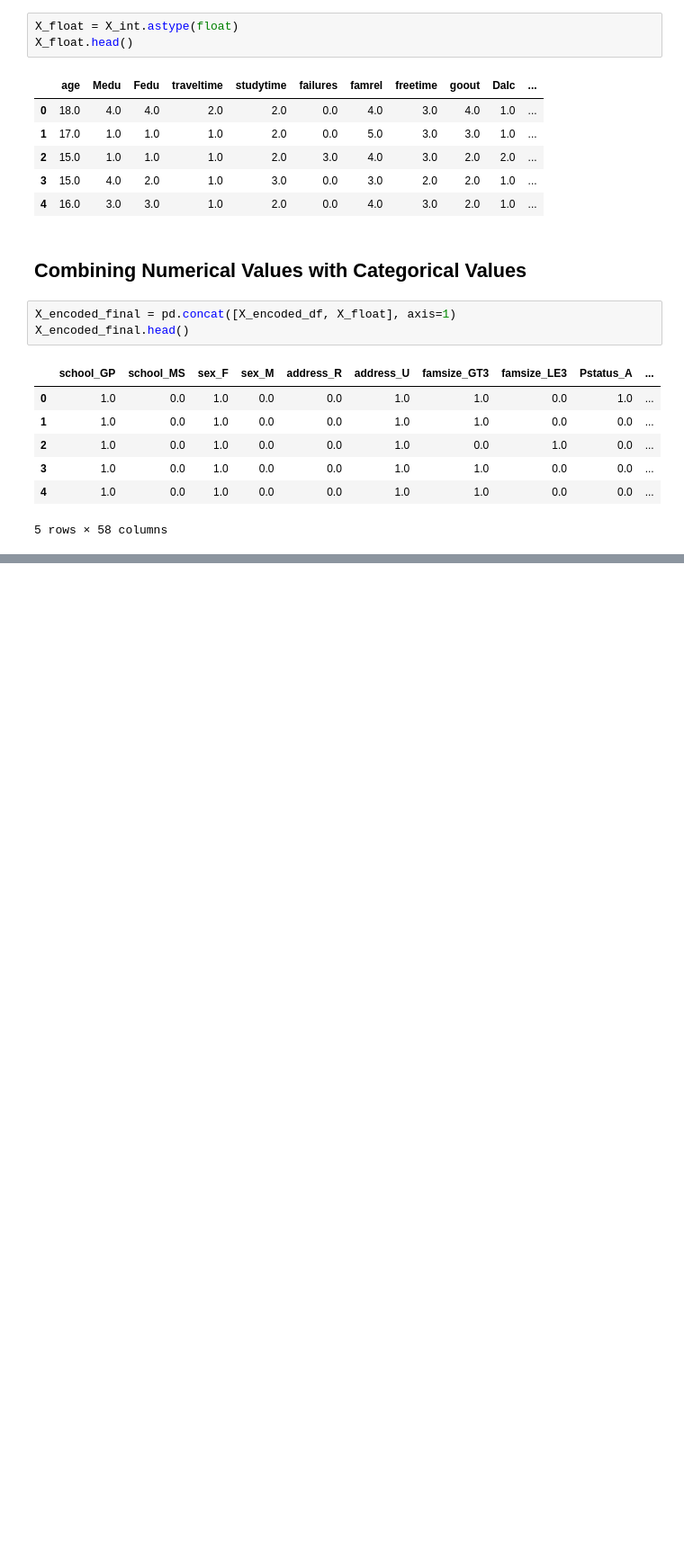
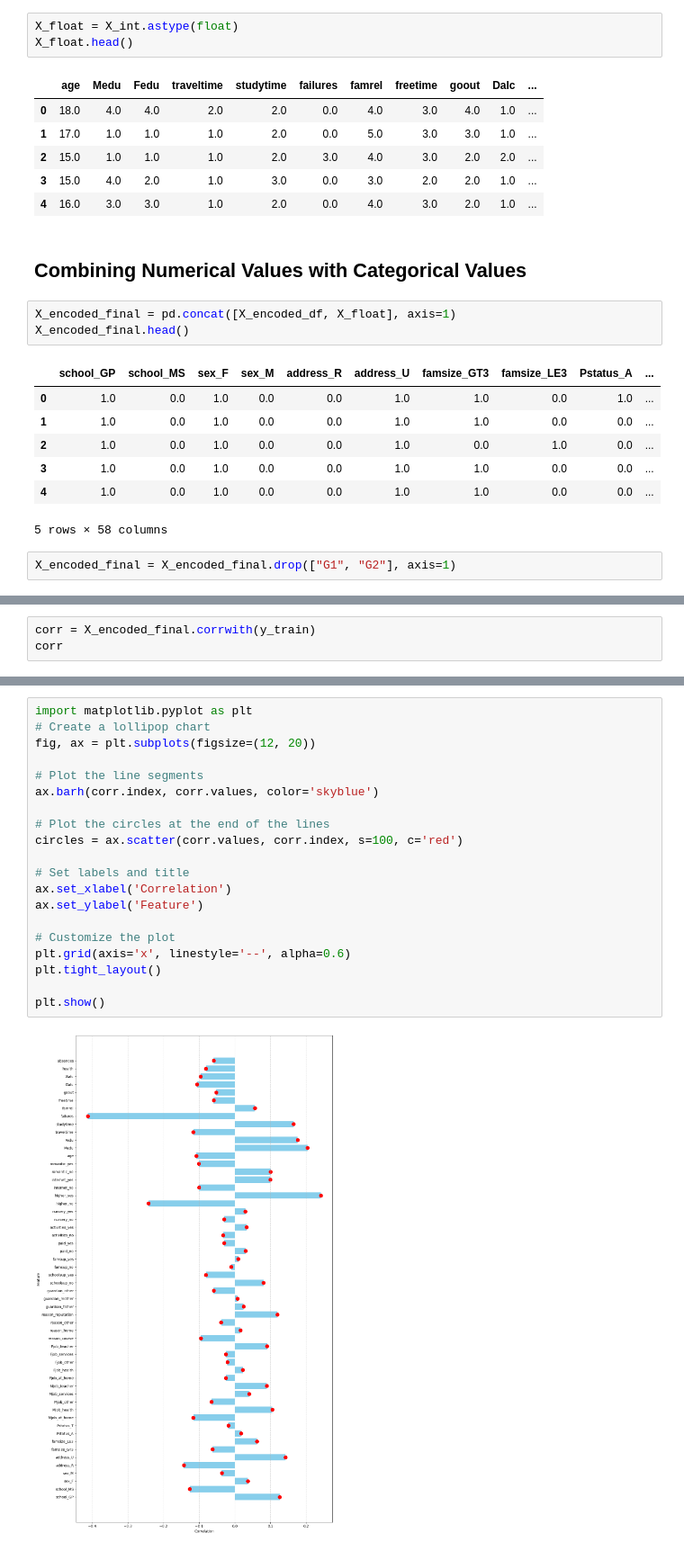
Before and after one commit to PraddyumnYadav/Grade-Predictor, a Jupyter notebook: Grade_Predictor.ipynb, the cells around one changed output, grey strips where cells are left out. Shown: that part at 90% size. Drawn from its saved outputs; the diff is of its cells as text; blank space fills up the shorter version.

Commit message:
Plot Correlation Matrix

```diff
--- a/Grade_Predictor.ipynb
+++ b/Grade_Predictor.ipynb
@@ -241,6 +241,8 @@ X_encoded_final.head()
 | 3 | 1.0 | 0.0 | 1.0 | 0.0 | 0.0 | 1.0 | 1.0 | 0.0 | 0.0 | ... |
 | 4 | 1.0 | 0.0 | 1.0 | 0.0 | 0.0 | 1.0 | 1.0 | 0.0 | 0.0 | ... |
 5 rows × 58 columns
+# %%
+X_encoded_final = X_encoded_final.drop(["G1", "G2"], axis=1)
 # %%
 X_encoded_final.info()
 # %% [output]
@@ -263,0 +268,3 @@ memory usage: 473.2 KB
+# %%
+corr = X_encoded_final.corrwith(y_train)
+corr
@@ -263,0 +289,22 @@ memory usage: 473.2 KB
+# %%
+import matplotlib.pyplot as plt
+# Create a lollipop chart
+fig, ax = plt.subplots(figsize=(12, 20))
+
+# Plot the line segments
+ax.barh(corr.index, corr.values, color='skyblue')
+
+# Plot the circles at the end of the lines
+circles = ax.scatter(corr.values, corr.index, s=100, c='red')
+
+# Set labels and title
+ax.set_xlabel('Correlation')
+ax.set_ylabel('Feature')
+
+# Customize the plot
+plt.grid(axis='x', linestyle='--', alpha=0.6)
+plt.tight_layout()
+
+plt.show()
+# %% [output]
+[figure, added]
```
Also changed, not shown: parts of 3 cells of this notebook.
